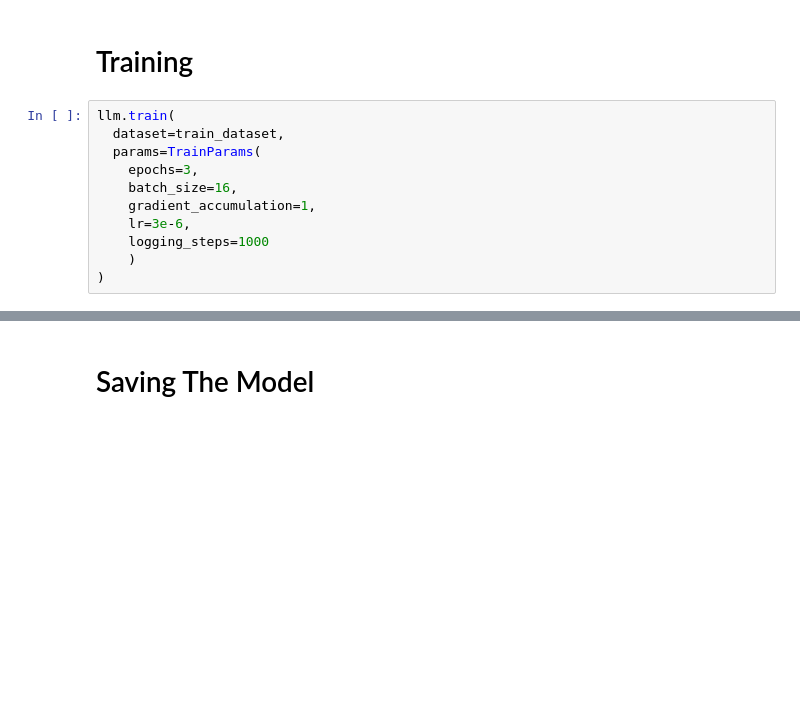
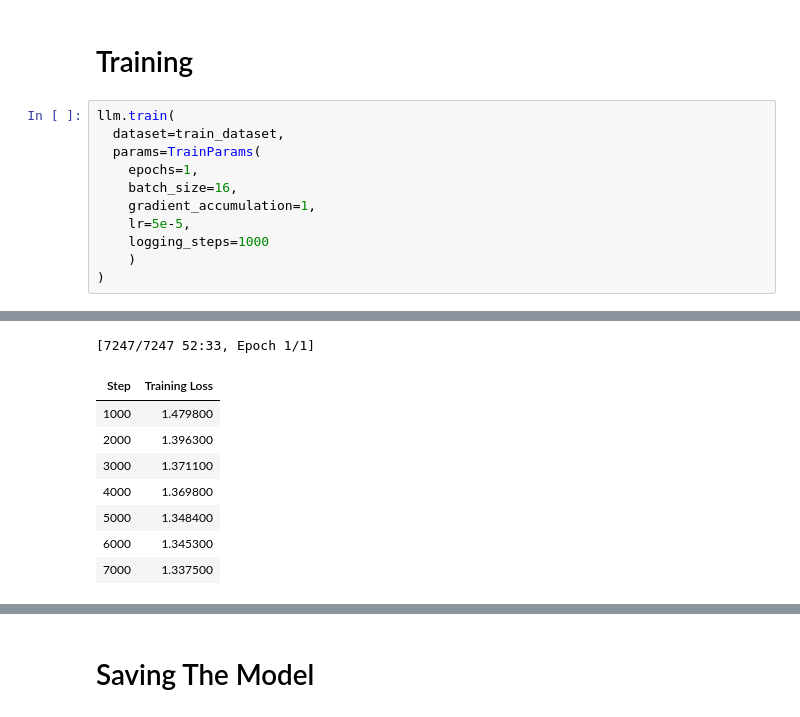
Before and after one commit to GustavoHCruz/CodingDNATransformers, a Jupyter notebook: src/main-tran-gpt.ipynb, the cells around one changed output, grey strips where cells are left out. Drawn from its saved outputs; the diff is of its cells as text; blank space fills up the shorter version.

```diff
--- a/src/main-tran-gpt.ipynb
+++ b/src/main-tran-gpt.ipynb
@@ -92,10 +94,11 @@ plt.show()
 llm.train(
   dataset=train_dataset,
   params=TrainParams(
-    epochs=3,
+    epochs=1,
     batch_size=16,
     gradient_accumulation=1,
-    lr=3e-6,
+    lr=5e-5,
     logging_steps=1000
 	)
 )
+# %% [output]
@@ -101,0 +109,9 @@ llm.train(
+[7247/7247 52:33, Epoch 1/1]
+| Step | Training Loss |
+| 1000 | 1.479800 |
+| 2000 | 1.396300 |
+| 3000 | 1.371100 |
+| 4000 | 1.369800 |
+| 5000 | 1.348400 |
+| 6000 | 1.345300 |
+| 7000 | 1.337500 |
```
Also changed, not shown: parts of 7 cells of this notebook, 3 other files.
